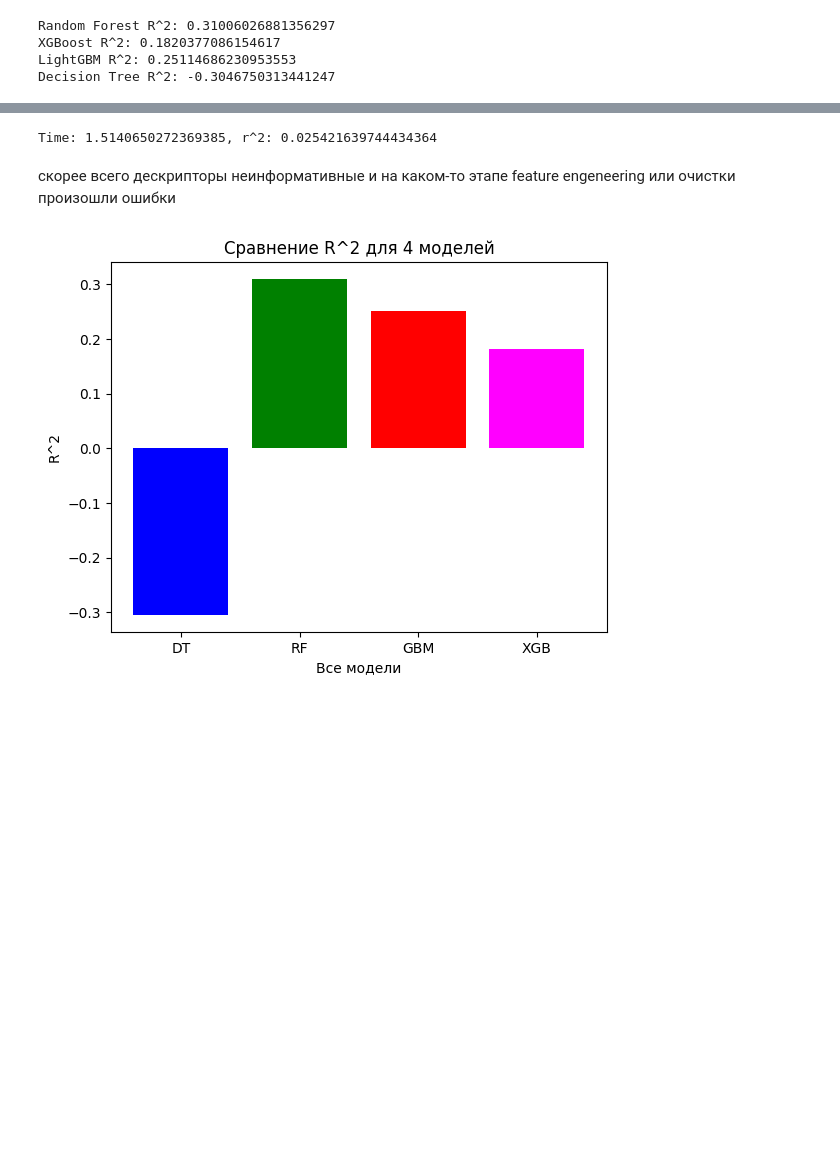
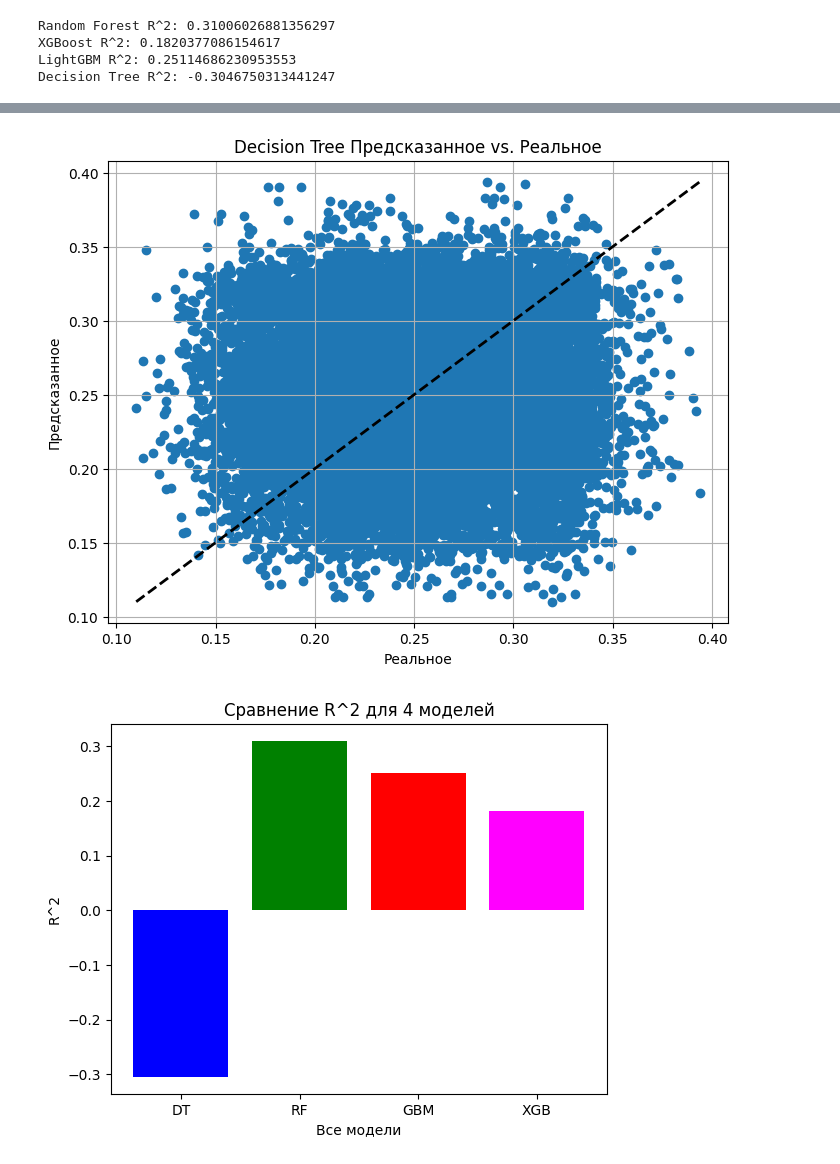
Before and after one commit to kwillon/Hw_Algorithms_, a Jupyter notebook: hometask/hometask6.ipynb, the cells around one changed output, grey strips where cells are left out. Saved outputs shown, nothing was run; the diff lists cells and outputs as text; code cells hidden in the pictures; blank space fills up the shorter version.

```diff
--- a/hometask/hometask6.ipynb
+++ b/hometask/hometask6.ipynb
@@ -28,2 +44,7 @@ df = pd.read_csv('/content/df_CPs.csv')
+# %%
+# для оценки важности компонент
+df = df.drop(columns=['Unnamed: 0', 'smiles']) #по хорошему его надо было закодировать с самого начала, но я об этом не подумала, роэтому сейчас я хочу удалить его и посмотреть как пойдёт
+# %%
+df = df.dropna()
 # %% [markdown]
 # раздел борьбы со smiles, который я для чего-то берегла, можно не смотреть
@@ -216,15 +242,3 @@ Decision Tree R^2: -0.3046750313441247
 # %%
 X = df.drop('gap', axis=1)  # 'gap' - это целевая переменная
 y = df['gap']
-# %%
-linear_regressor = LinearRegression()  # Instantiate LinearRegression
-
-start_time = time.time()
-linear_regression_scores = cross_val_score(linear_regressor, X, y, cv=10, scoring='r2')
-linear_regression_time = time.time() - start_time
-
-print(f"Time: {linear_regression_time}, r^2: {linear_regression_scores.mean()}")
-# %% [output]
-Time: 1.5140650272369385, r^2: 0.025421639744434364
-# %% [markdown]
-скорее всего дескрипторы неинформативные и на каком-то этапе feature engeneering или очистки произошли ошибки
@@ -231,3 +248,19 @@ Time: 1.5140650272369385, r^2: 0.025421639744434364
+# %%
+dt_regressor = DecisionTreeRegressor()
+
+predicted_dt = cross_val_predict(dt_regressor, X, y, cv=10)
+
+# Визуализация предсказанных значений по сравнению с реальными значениями
+plt.figure(figsize=(8, 6))
+plt.scatter(y, predicted_dt)
+plt.plot([min(y), max(y)], [min(y), max(y)], 'k--', lw=2)
+plt.xlabel('Реальное')
+plt.ylabel('Предсказанное')
+plt.title('Decision Tree Предсказанное vs. Реальное')
+plt.grid(True)
+plt.show()
+# %% [output]
+[figure, added]
 # %%
 #Сравним r^2 для каждой модели кроме linear
 r2_scores = [dt_scores.mean(), rf_scores.mean(), lgbm_scores.mean(), xgb_scores.mean()]
```
Also changed, not shown: parts of 15 cells of this notebook.
